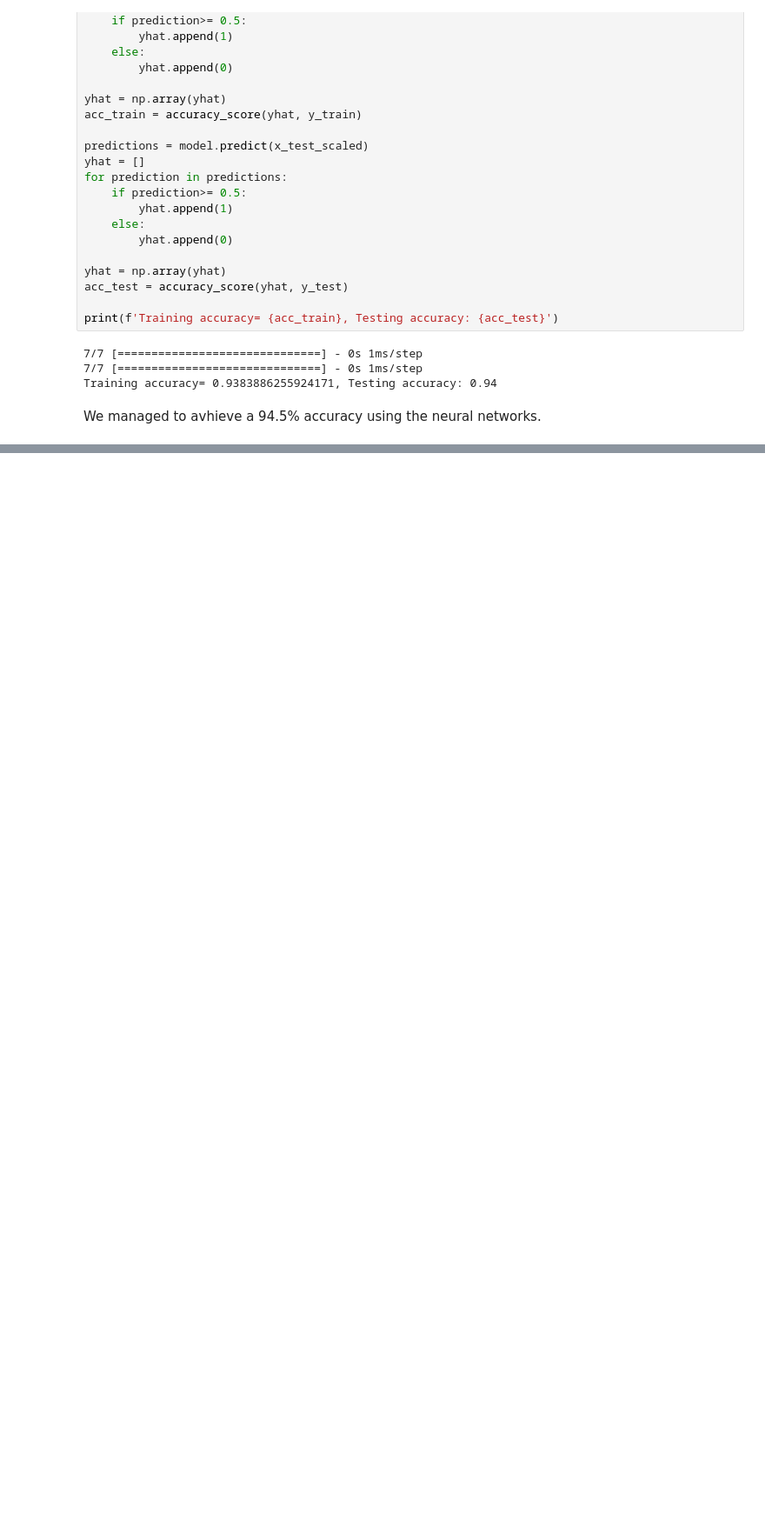
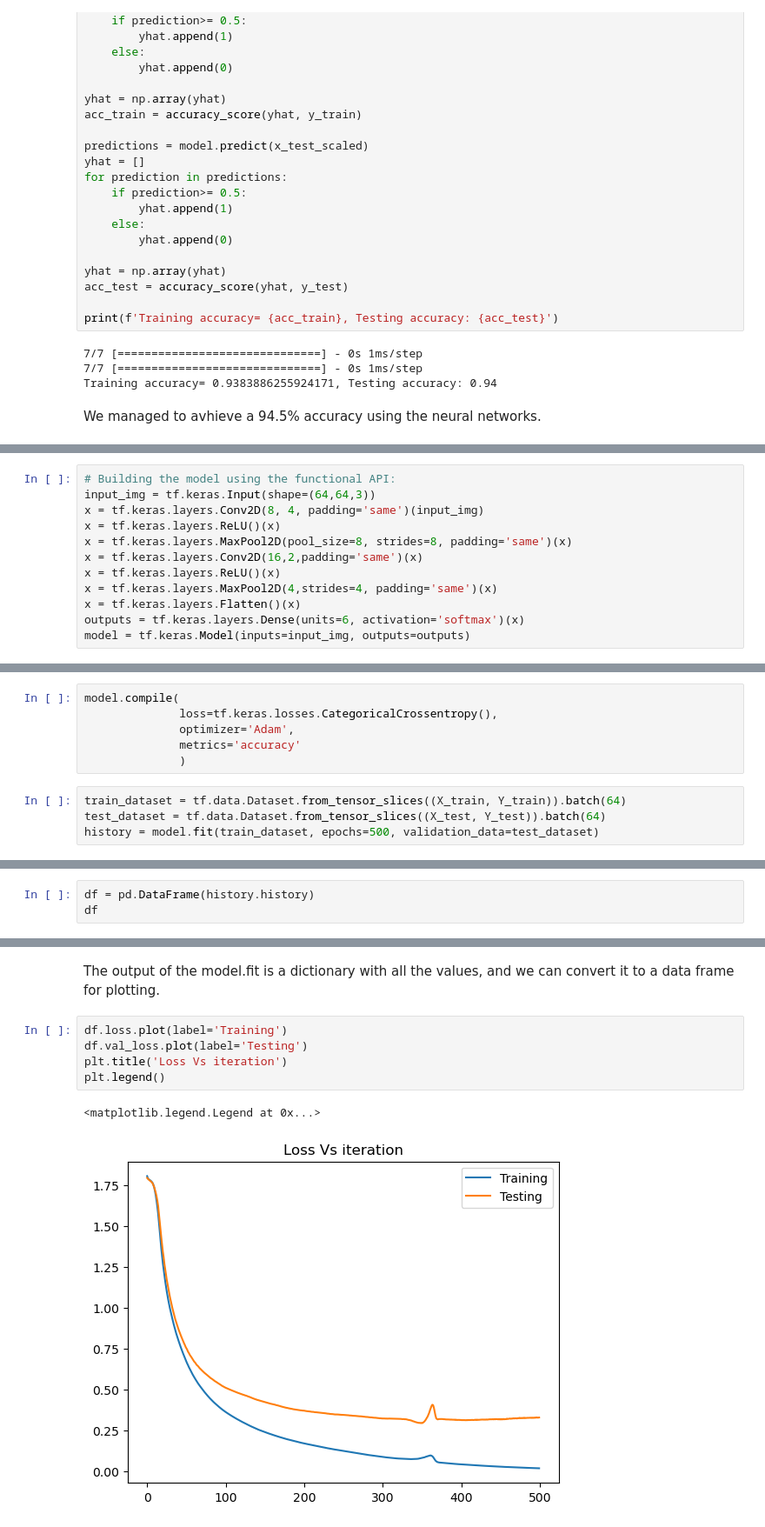
Before and after one commit to HashemRawashdeh/Study, a Jupyter notebook: Data Science/Online Cources/Deep Learning Specialization/Deep Learning Specialization.ipynb, the cells around one changed output, grey strips where cells are left out. Shown at 87% size. Drawn from its saved outputs; the diff is of its cells as text; blank space fills up the shorter version.

```diff
--- a/Data Science/Online Cources/Deep Learning Specialization/Deep Learning Specialization.ipynb
+++ b/Data Science/Online Cources/Deep Learning Specialization/Deep Learning Specialization.ipynb
@@ -473,0 +660,12 @@ We managed to avhieve a 94.5% accuracy using the neural networks.
+# %%
+# Building the model using the functional API:
+input_img = tf.keras.Input(shape=(64,64,3))
+x = tf.keras.layers.Conv2D(8, 4, padding='same')(input_img)
+x = tf.keras.layers.ReLU()(x)
+x = tf.keras.layers.MaxPool2D(pool_size=8, strides=8, padding='same')(x)
+x = tf.keras.layers.Conv2D(16,2,padding='same')(x)
+x = tf.keras.layers.ReLU()(x)
+x = tf.keras.layers.MaxPool2D(4,strides=4, padding='same')(x)
+x = tf.keras.layers.Flatten()(x)
+outputs = tf.keras.layers.Dense(units=6, activation='softmax')(x)
+model = tf.keras.Model(inputs=input_img, outputs=outputs)
@@ -473,0 +693,10 @@ We managed to avhieve a 94.5% accuracy using the neural networks.
+# %%
+model.compile(
+              loss=tf.keras.losses.CategoricalCrossentropy(),
+              optimizer='Adam',
+              metrics='accuracy'
+              )
+# %%
+train_dataset = tf.data.Dataset.from_tensor_slices((X_train, Y_train)).batch(64)
+test_dataset = tf.data.Dataset.from_tensor_slices((X_test, Y_test)).batch(64)
+history = model.fit(train_dataset, epochs=500, validation_data=test_dataset)
@@ -473,0 +723,3 @@ We managed to avhieve a 94.5% accuracy using the neural networks.
+# %%
+df = pd.DataFrame(history.history)
+df
@@ -473,0 +740,10 @@ We managed to avhieve a 94.5% accuracy using the neural networks.
+# %% [markdown]
+The output of the model.fit is a dictionary with all the values, and we can convert it to a data frame for plotting.
+# %%
+df.loss.plot(label='Training')
+df.val_loss.plot(label='Testing')
+plt.title('Loss Vs iteration')
+plt.legend()
+# %% [output]
+<matplotlib.legend.Legend at 0x...>
+[figure, added]
```
Also changed, not shown: parts of 31 cells of this notebook, 4 other files.
